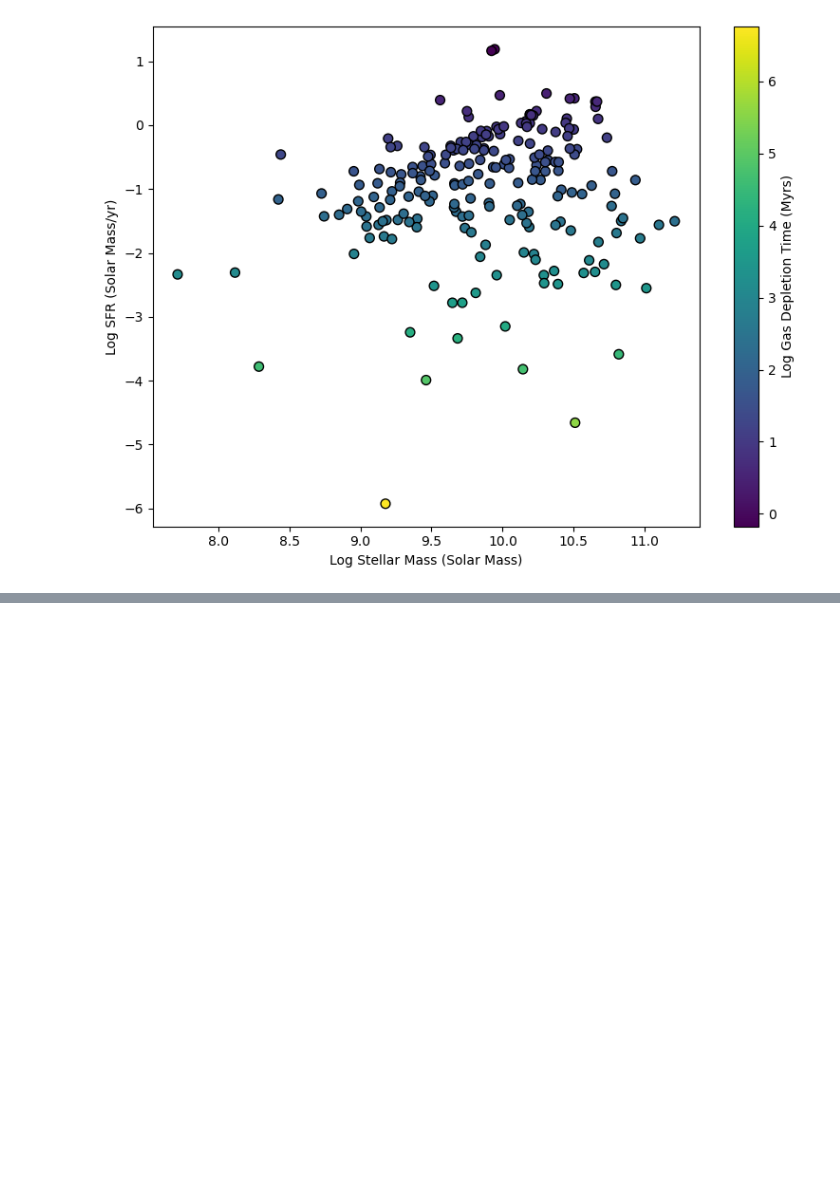
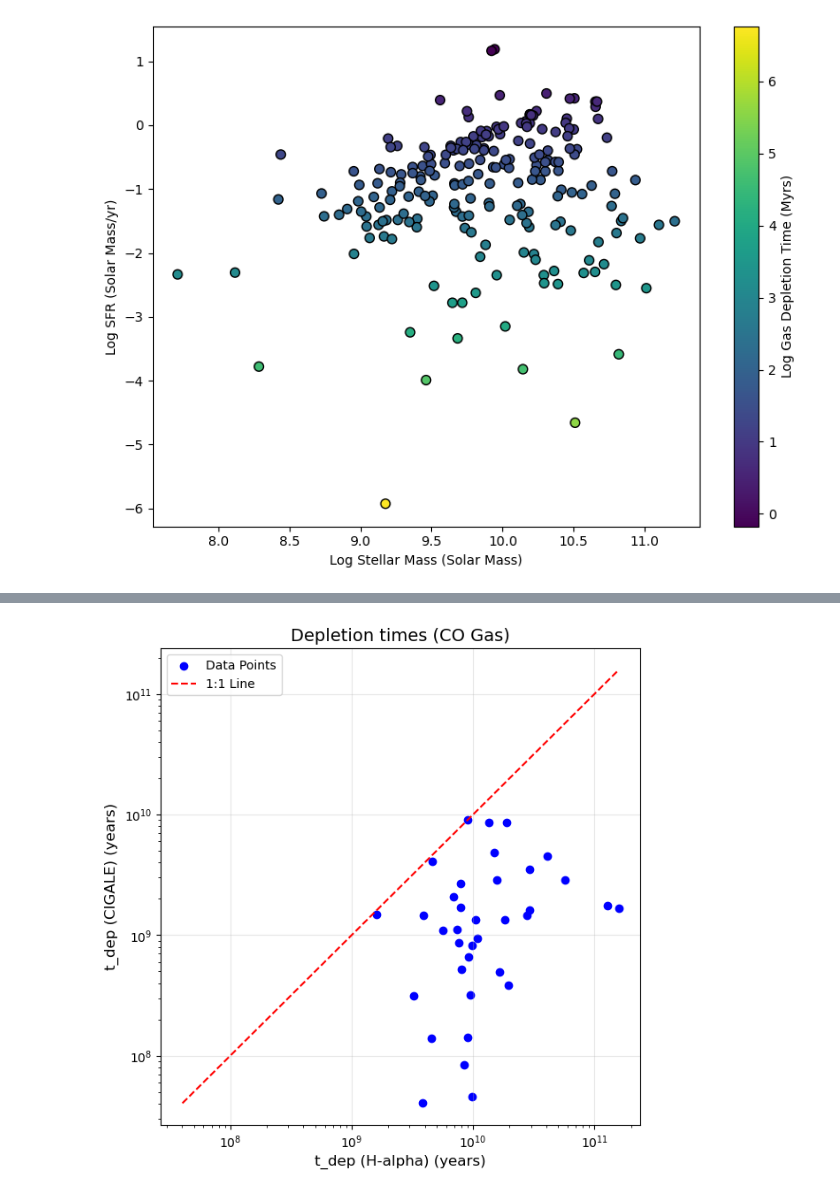
Before and after one commit to Colouss/cigale_analysis, a Jupyter notebook: gas mass extraction.ipynb, the cells around one changed output, grey strips where cells are left out. Cells and saved outputs as stored; diff of their text form; code cells hidden in the pictures; blank space fills up the shorter version.

```diff
--- a/gas mass extraction.ipynb
+++ b/gas mass extraction.ipynb
@@ -937,0 +1051,28 @@ plt.show()
+# %%
+# Load the CSV file
+csv_file = 'depletion_time_table.csv'
+df = pd.read_csv(csv_file)
+
+# Create the plot
+plt.figure(figsize=(7, 7))
+plt.scatter(df['t_dep1(CO)'], df['t_dep2(CIGALE)'], color='blue', alpha=1, label='Data Points')
+
+# Add a 1-to-1 line (y = x)
+min_val = min(df['t_dep1(CO)'].min(), df['t_dep2(CIGALE)'].min())  # Get min value for limits
+max_val = max(df['t_dep1(CO)'].max(), df['t_dep2(CIGALE)'].max())  # Get max value for limits
+plt.plot([min_val, max_val], [min_val, max_val], linestyle='--', color='red', label='1:1 Line')
+
+# Labels and formatting
+plt.xlabel('t_dep (H-alpha) (years)', fontsize=12)
+plt.ylabel('t_dep (CIGALE) (years)', fontsize=12)
+plt.title('Depletion times (CO Gas)', fontsize=14)
+plt.legend()
+plt.grid(alpha=0.3)
+plt.xscale('log')  # Optional: Log scale if values vary widely
+plt.yscale('log')  # Optional: Log scale
+
+# Save and show the plot
+plt.savefig('t_dep1_vs_t_dep2 (CO Gas).png', dpi=300)
+plt.show()
+# %% [output]
+[figure, added]
```
Also changed, not shown: parts of 11 cells of this notebook.
